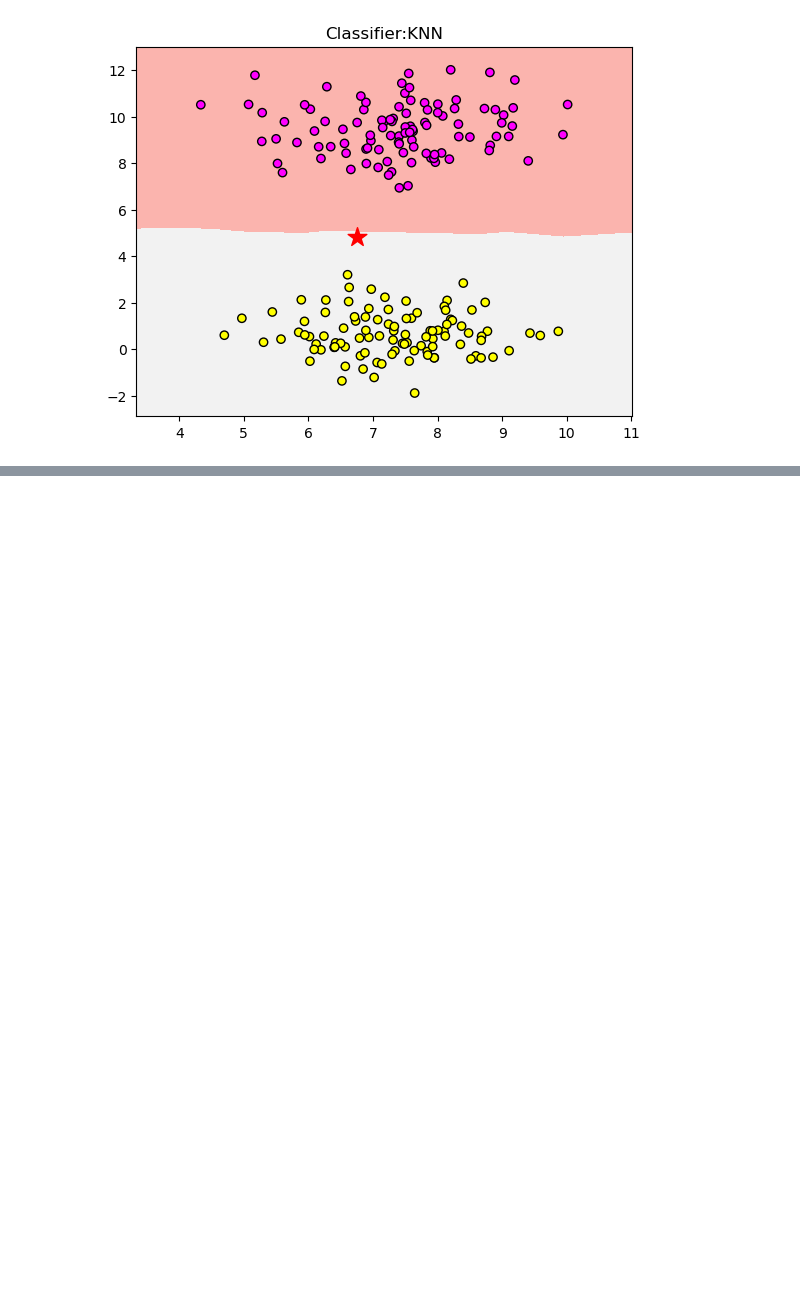
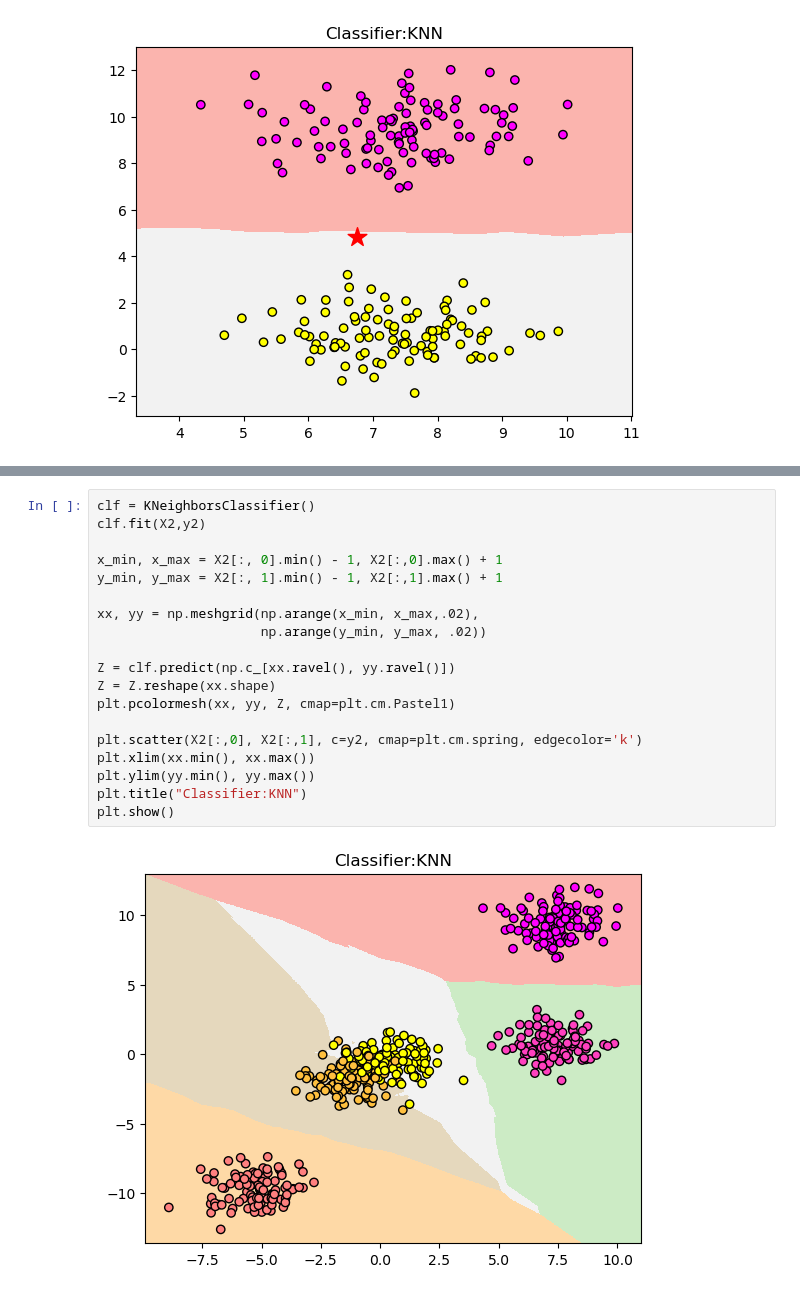
Before and after one commit to millor1989/jupyter1, a Jupyter notebook: Untitled.ipynb, the cells around one changed output, grey strips where cells are left out. Cells and saved outputs as stored; diff of their text form; blank space fills up the shorter version.

```diff
--- a/Untitled.ipynb
+++ b/Untitled.ipynb
@@ -143,0 +163,21 @@ Text(0.5, 1.0, 'Classifier:KNN')
+# %%
+clf = KNeighborsClassifier()
+clf.fit(X2,y2)
+
+x_min, x_max = X2[:, 0].min() - 1, X2[:,0].max() + 1
+y_min, y_max = X2[:, 1].min() - 1, X2[:,1].max() + 1
+
+xx, yy = np.meshgrid(np.arange(x_min, x_max,.02),
+                     np.arange(y_min, y_max, .02))
+
+Z = clf.predict(np.c_[xx.ravel(), yy.ravel()])
+Z = Z.reshape(xx.shape)
+plt.pcolormesh(xx, yy, Z, cmap=plt.cm.Pastel1)
+
+plt.scatter(X2[:,0], X2[:,1], c=y2, cmap=plt.cm.spring, edgecolor='k')
+plt.xlim(xx.min(), xx.max())
+plt.ylim(yy.min(), yy.max())
+plt.title("Classifier:KNN")
+plt.show()
+# %% [output]
+[figure, added]
```
Also changed, not shown: parts of 29 cells of this notebook.
